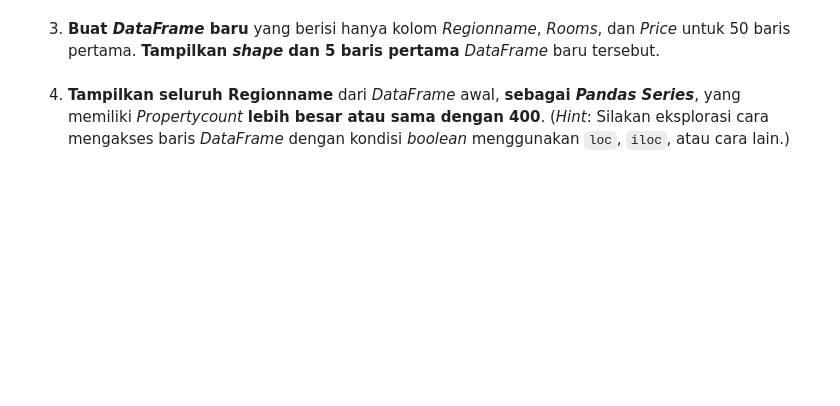
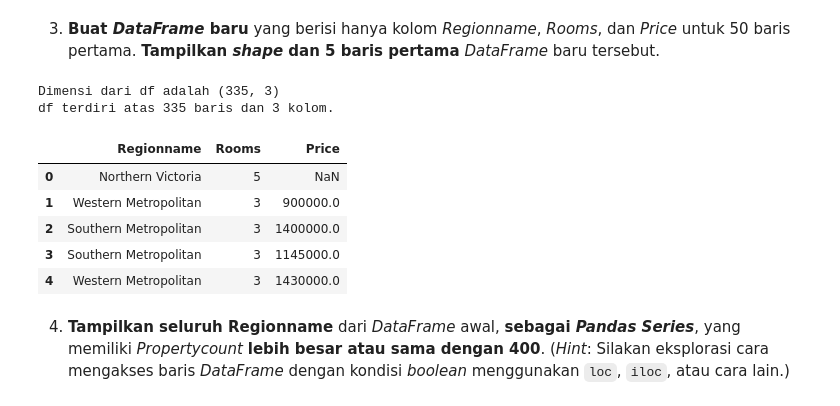
Before and after one commit to fahdikrie/kasdd212, a Jupyter notebook: Lab/Lab1/Lab 1.ipynb, the cells around one changed output. Cells and saved outputs as stored; diff of their text form; code cells hidden in the pictures; blank space fills up the shorter version.

```diff
--- a/Lab/Lab1/Lab 1.ipynb
+++ b/Lab/Lab1/Lab 1.ipynb
@@ -503,2 +539,23 @@ import pandas as pd
+# %%
+# Jawaban no. 3
+
+# Menginisialisasi dataframe baru
+new_df_house_pl = df_house_pl[['Regionname', 'Rooms', 'Price']]
+
+# Menampilkan shape
+print("Dimensi dari df adalah", new_df_house_pl.shape)
+print("df terdiri atas {} baris dan {} kolom.".format(new_df_house_pl.shape[0], new_df_house_pl.shape[1]))
+
+# Menampilkan 5 baris teratas
+new_df_house_pl.head(5)
+# %% [output]
+Dimensi dari df adalah (335, 3)
+df terdiri atas 335 baris dan 3 kolom.
+|  | Regionname | Rooms | Price |
+| 0 | Northern Victoria | 5 | NaN |
+| 1 | Western Metropolitan | 3 | 900000.0 |
+| 2 | Southern Metropolitan | 3 | 1400000.0 |
+| 3 | Southern Metropolitan | 3 | 1145000.0 |
+| 4 | Western Metropolitan | 3 | 1430000.0 |
 # %% [markdown]
 4. __Tampilkan seluruh Regionname__ dari _DataFrame_ awal, __sebagai _Pandas Series___, yang memiliki _Propertycount_ __lebih besar atau sama dengan 400__.  (_Hint_: Silakan eksplorasi cara mengakses baris _DataFrame_ dengan kondisi _boolean_ menggunakan <code>loc</code>, <code>iloc</code>, atau cara lain.)
```
Also changed, not shown: parts of 26 cells of this notebook, 1 other file.
